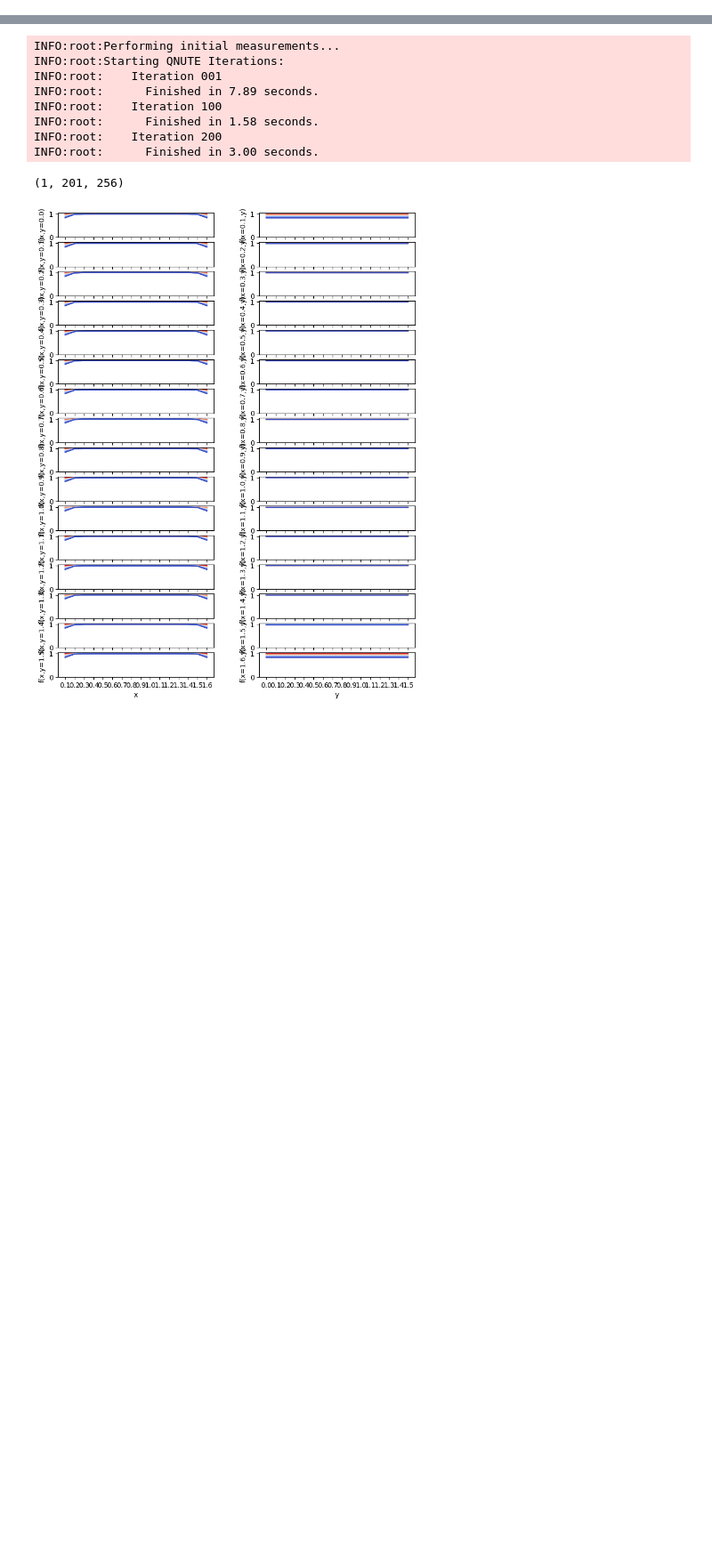
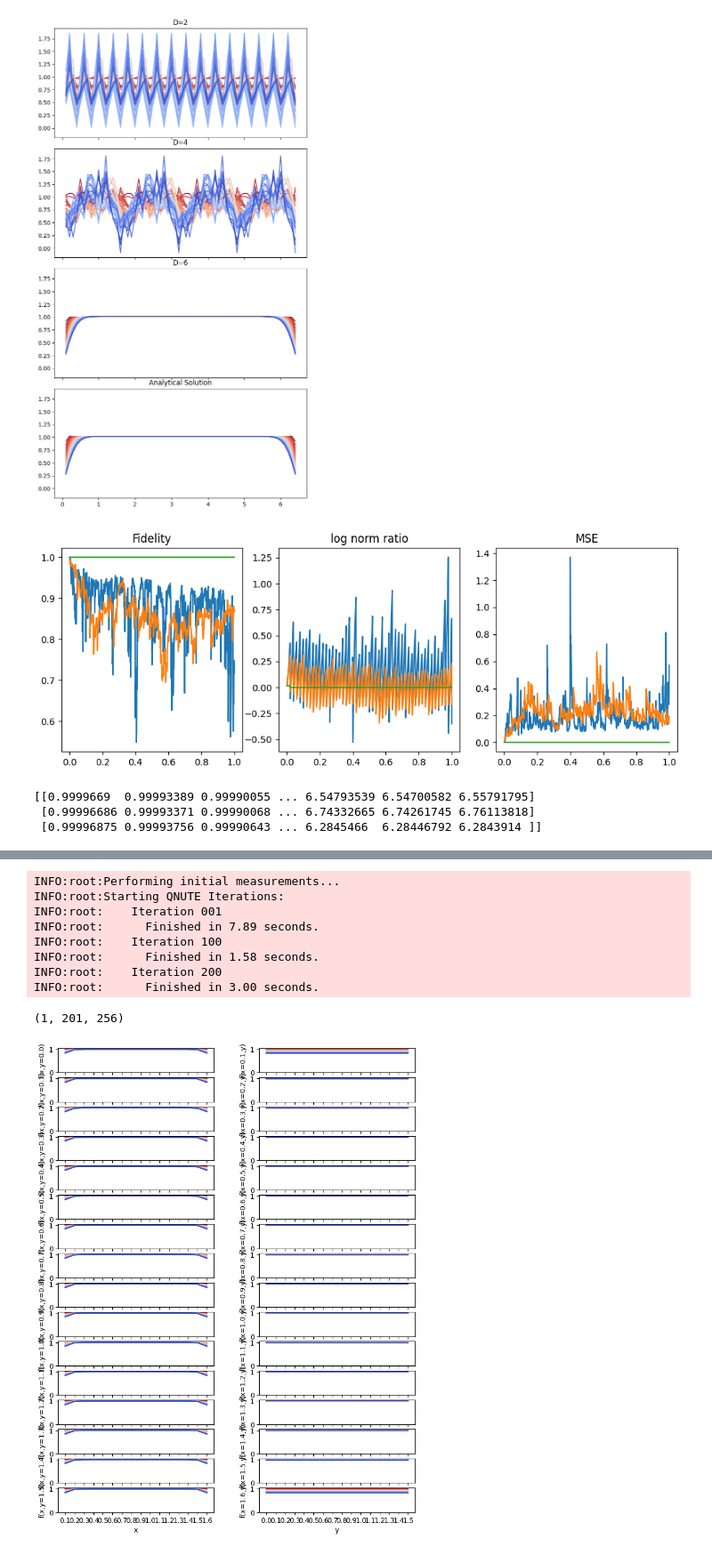
Before and after one commit to KnightShuffler/Quantum-Non-Unitary-Time-Evolution-Public-, a Jupyter notebook: sandbox.ipynb, the cells around one changed output, grey strips where cells are left out. Shown at 89% size. Drawn from its saved outputs; the diff is of its cells as text; code cells hidden in the pictures; blank space fills up the shorter version.

```diff
--- a/sandbox.ipynb
+++ b/sandbox.ipynb
@@ -0,0 +154,40 @@
+# %%
+K = 20
+CPsis = get_CPsis(K)
+X = np.arange(1,Nx+1)*expt_data.dx
+
+norm_qite_sols = expt_data.qite_sols.copy()
+for Di,D in enumerate(expt_data.D_list):
+    for ti,t in enumerate(times):
+        norm_qite_sols[Di][ti] *= CPsis[Di][ti]/np.linalg.norm(norm_qite_sols[Di][ti])
+
+fig,axs = plt.subplots(expt_data.D_list.shape[0]+1,1,sharex=True,sharey=True,figsize=(8,15))
+for Di,D in enumerate(expt_data.D_list):
+    for ti,t in enumerate(times[::Nt//50]):
+        axs[Di].plot(X, norm_qite_sols[Di][ti], color=cmap(t/expt_data.T))
+    axs[Di].set_title(f'{D=}')
+for ti,t in enumerate(times[::Nt//50]):
+    axs[-1].plot(X,expt_data.analytical_sol[ti],color=cmap(t/expt_data.T))
+axs[-1].set_title('Analytical Solution')
+fig.subplots_adjust(hspace=0.1)
+plt.show()
+
+fig,axs = plt.subplots(1,3,sharex=True,figsize=(12,4))
+for Di,D in enumerate(expt_data.D_list):
+    axs[0].plot(times, expt_data.stat_data[0][Di][1:],label=f'{D=}')
+    axs[1].plot(times, np.log(an_norms/CPsis[Di]),label=f'{D=}')
+    axs[2].plot(times, np.linalg.norm(norm_qite_sols[Di]-expt_data.analytical_sol,axis=1)**2/Nx,label=f'{D=}')
+
+axs[0].set_title('Fidelity')
+axs[1].set_title('log norm ratio')
+axs[2].set_title('MSE')
+plt.show()
+# %% [output]
+[figure, added]
+[figure, added]
+# %%
+print(CPsis[:][0:5])
+# %% [output]
+[[0.9999669  0.99993389 0.99990055 ... 6.54793539 6.54700582 6.55791795]
+ [0.99996686 0.99993371 0.99990068 ... 6.74332665 6.74261745 6.76113818]
+ [0.99996875 0.99993756 0.99990643 ... 6.2845466  6.28446792 6.2843914 ]]
```
Also changed, not shown: parts of 10 cells of this notebook.
